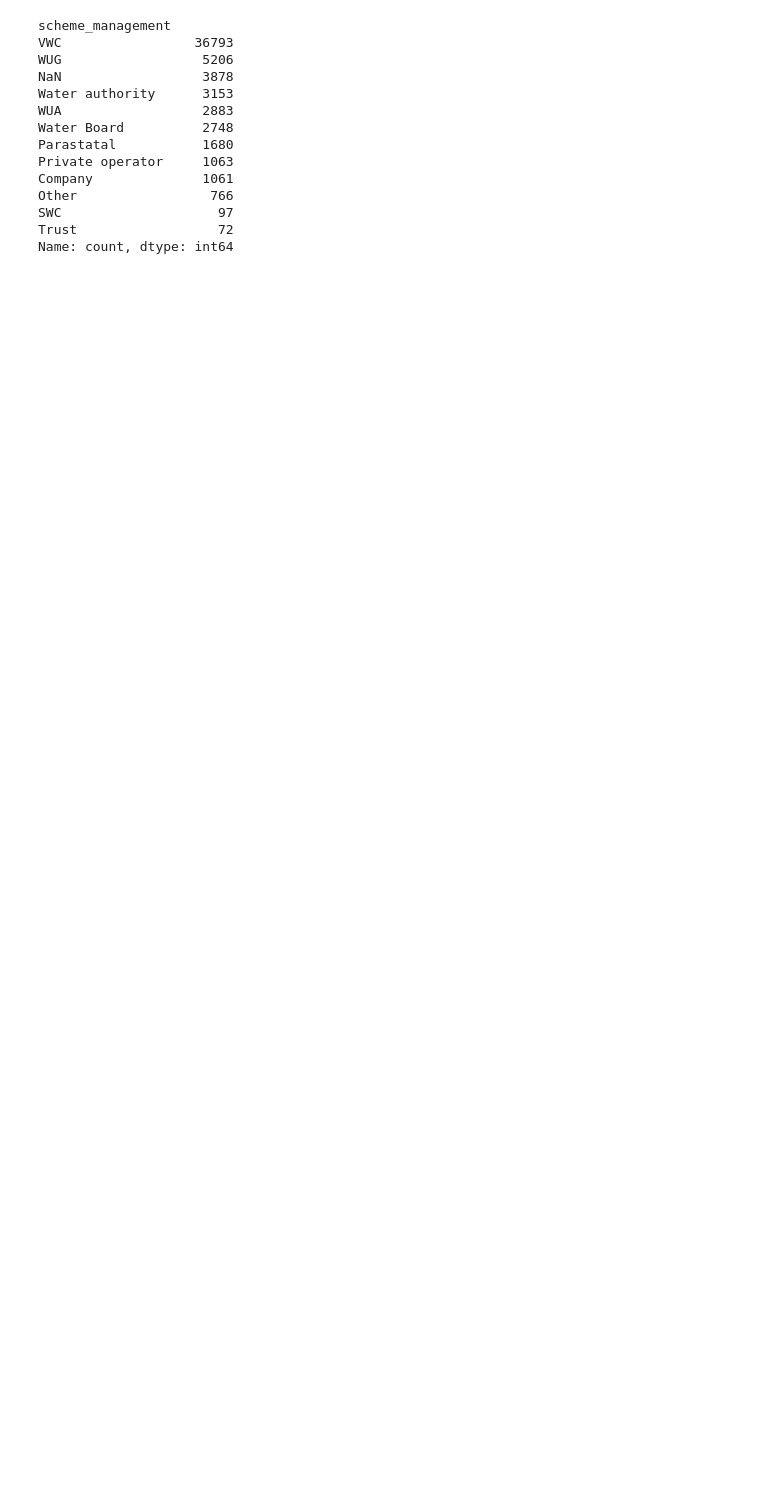
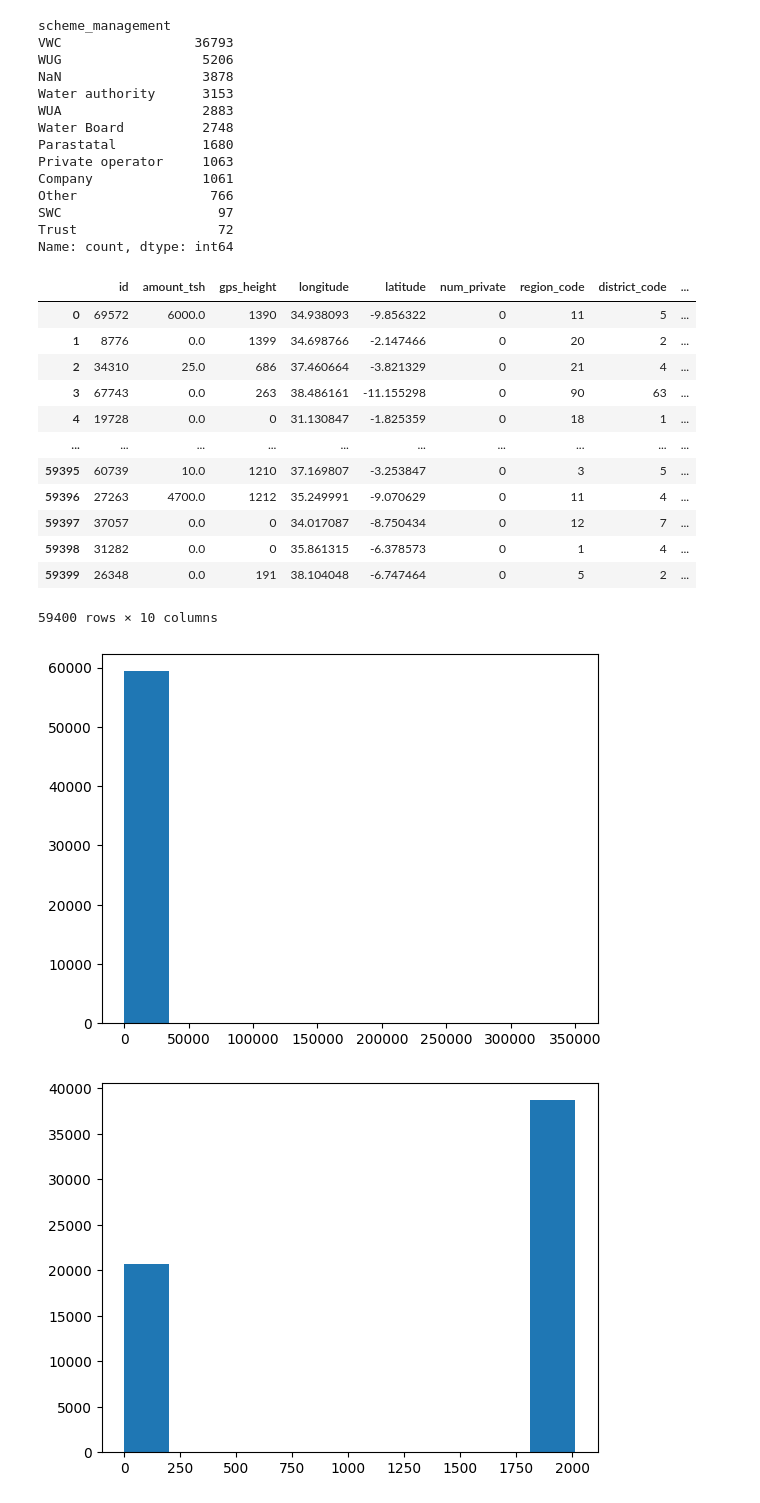
Before and after one commit to jimenacotera/Supervised-ML-Model-Comparison-and-Hyper-parameter-Optimisation, a Jupyter notebook: p1-part1.ipynb, the cells around one changed output. Saved outputs shown, nothing was run; the diff lists cells and outputs as text; code cells hidden in the pictures; blank space fills up the shorter version.

Commit message:
Data Preprocessing

```diff
--- a/p1-part1.ipynb
+++ b/p1-part1.ipynb
@@ -152,3 +200,39 @@ Other                 766
 SWC                    97
 Trust                  72
 Name: count, dtype: int64
+# %%
+# Plot histograms for the numeric features to detect which ones have missing data
+
+# Identify features that are numerical
+df_num = train_values.select_dtypes(include=["float64", "int64"], exclude=["object"])
+display(df_num)
+
+
+
+# Construction year = 0 means missing data
+feature = "construction_year"
+vals = df_num[feature].values # this line takes all values of construction_year column, and put them into a 1-d array
+plt.hist(vals) # show a histogram of the values
+plt.show()
+
+# TODO Might need to handle some outlier data
+# TODO Plot the rest of the numeric features using a loop
+feature = "amount_tsh"
+plt.hist(df_num[feature])
+plt.show()
+# %% [output]
+|  | id | amount_tsh | gps_height | longitude | latitude | num_private | region_code | district_code | ... |
+| 0 | 69572 | 6000.0 | 1390 | 34.938093 | -9.856322 | 0 | 11 | 5 | ... |
+| 1 | 8776 | 0.0 | 1399 | 34.698766 | -2.147466 | 0 | 20 | 2 | ... |
+| 2 | 34310 | 25.0 | 686 | 37.460664 | -3.821329 | 0 | 21 | 4 | ... |
+| 3 | 67743 | 0.0 | 263 | 38.486161 | -11.155298 | 0 | 90 | 63 | ... |
+| 4 | 19728 | 0.0 | 0 | 31.130847 | -1.825359 | 0 | 18 | 1 | ... |
+| ... | ... | ... | ... | ... | ... | ... | ... | ... | ... |
+| 59395 | 60739 | 10.0 | 1210 | 37.169807 | -3.253847 | 0 | 3 | 5 | ... |
+| 59396 | 27263 | 4700.0 | 1212 | 35.249991 | -9.070629 | 0 | 11 | 4 | ... |
+| 59397 | 37057 | 0.0 | 0 | 34.017087 | -8.750434 | 0 | 12 | 7 | ... |
+| 59398 | 31282 | 0.0 | 0 | 35.861315 | -6.378573 | 0 | 1 | 4 | ... |
+| 59399 | 26348 | 0.0 | 191 | 38.104048 | -6.747464 | 0 | 5 | 2 | ... |
+59400 rows × 10 columns
+[figure, added]
+[figure, added]
```
Also changed, not shown: parts of 13 cells of this notebook.
